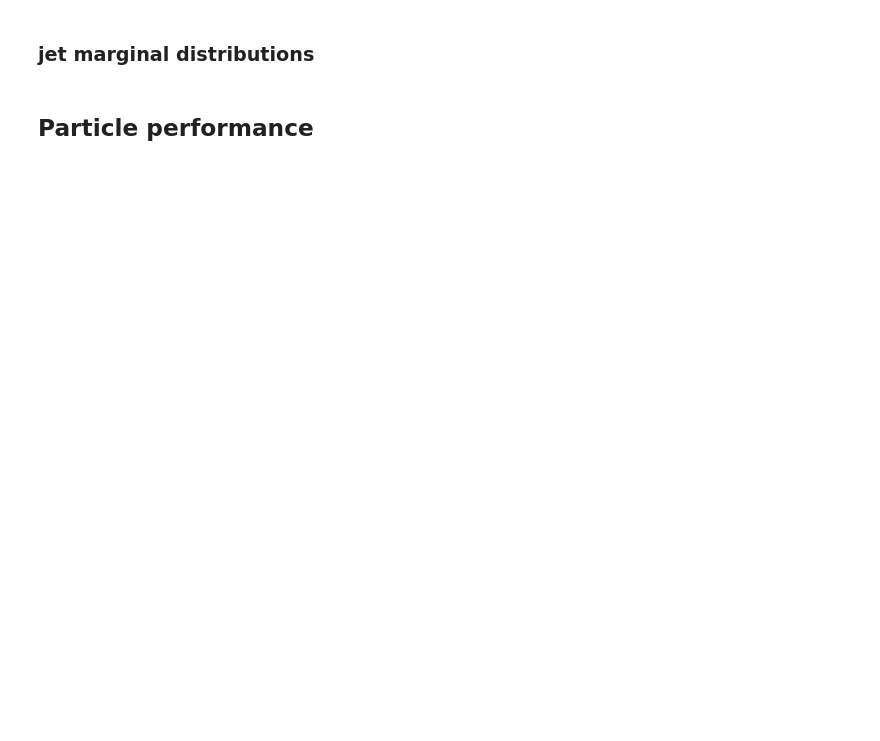
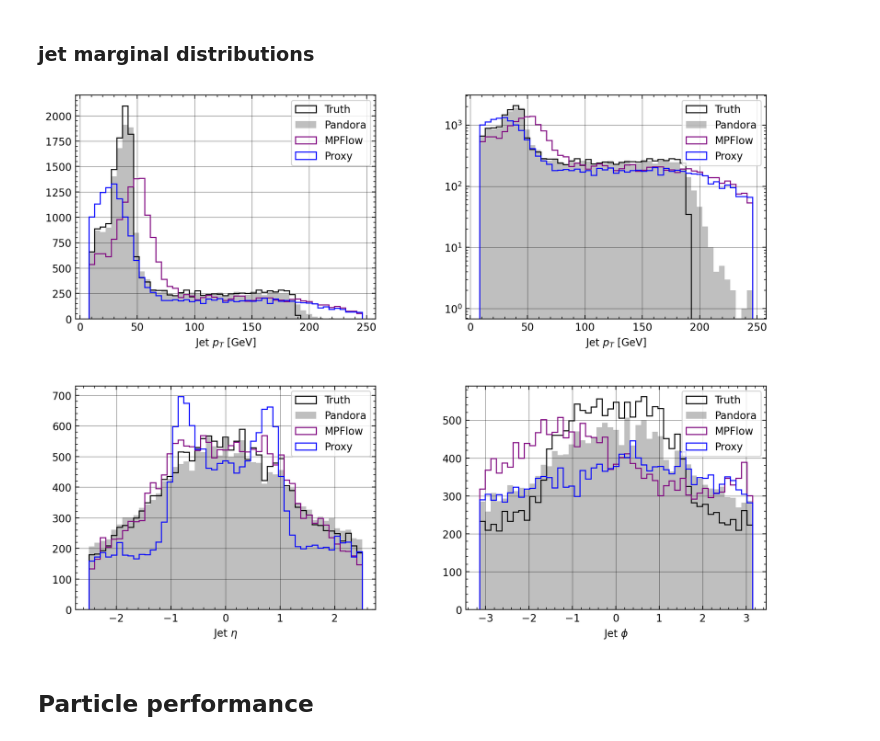
Before and after one commit to sunnyw22/hepattn, a Jupyter notebook: src/hepattn/experiments/clic/notebooks/clic_performance.ipynb, the cells around one changed output. Cells and saved outputs as stored; diff of their text form; code cells hidden in the pictures; blank space fills up the shorter version.

```diff
--- a/src/hepattn/experiments/clic/notebooks/clic_performance.ipynb
+++ b/src/hepattn/experiments/clic/notebooks/clic_performance.ipynb
@@ -156,13 +179,13 @@ plt.hist(n_charged + n_neutral)
 - But the rest are just worse
 - So, I will just overwrite the `hgpflow_xxx` with `proxy_xxx` for the rest
 # %%
-perf_obj.data["hgpflow"]["eta"] = perf_obj.data["hgpflow"]["proxy_eta"]
-perf_obj.data["hgpflow"]["phi"] = perf_obj.data["hgpflow"]["proxy_phi"]
-perf_obj.data["hgpflow"]["pt"] = perf_obj.data["hgpflow"]["proxy_pt"]
+# perf_obj.data["hgpflow"]["eta"] = perf_obj.data["hgpflow"]["proxy_eta"]
+# perf_obj.data["hgpflow"]["phi"] = perf_obj.data["hgpflow"]["proxy_phi"]
+# perf_obj.data["hgpflow"]["pt"] = perf_obj.data["hgpflow"]["proxy_pt"]
 
-for i in range(len(perf_obj.data["hgpflow"]["pt"])):
-    ch_mask = perf_obj.data["hgpflow"]["class"][i] <= 2
-    perf_obj.data["hgpflow"]["pt"][i][ch_mask] = perf_obj.data["hgpflow"]["proxy_pt"][i][ch_mask]
+# for i in range(len(perf_obj.data["hgpflow"]["pt"])):
+#     ch_mask = perf_obj.data["hgpflow"]["class"][i] <= 2
+#     perf_obj.data["hgpflow"]["pt"][i][ch_mask] = perf_obj.data["hgpflow"]["proxy_pt"][i][ch_mask]
 # %%
 idx = 0
 
@@ -175,5 +208,5 @@ print(np.sort(perf_obj.data["mpflow"]["proxy_pt"][idx][perf_obj.data["mpflow"]["
 # %%
-with uproot.open("/storage/agrp/dmitrykl/hgpf/hepformer/data/nilo/test_clic_common_infer.root") as f:
-    track_pt = f["EventTree"]["track_pt"].array(library="np")
+with uproot.open("/share/gpu1/syw24/dmitrii_clic/test_clic_common_raw.root") as f:
+    track_pt = f["events;1"]["track_pt"].array(library="np")
 # %%
 track_pt[0]
@@ -186,9 +326,9 @@ perf_obj.match_jets()
 _dict = {
     "pandora": perf_obj.truth_dict["matched_pandora_jets"],
     # 'mlpf': perf_obj.mlpf_dict['matched_mlpf_jets'],
-    # 'mpflow': perf_obj.data['mpflow']['matched_jets'],
+    "mpflow": perf_obj.data["mpflow"]["matched_jets"],
     "proxy": perf_obj.data["mpflow"]["matched_proxy_jets"],
-    "hgpflow": perf_obj.data["hgpflow"]["matched_proxy_jets"],
+    # "hgpflow": perf_obj.data["hgpflow"]["matched_proxy_jets"],
     # 'hgpflow_target': perf_obj.data['hgpflow_target']['matched_jets'],
 }
 
@@ -225,16 +371,18 @@ if SAVE_FIG:
 # %%
 jet_dict = {
     "truth": perf_obj.truth_dict["truth_jets"],
     "pandora": perf_obj.truth_dict["pandora_jets"],
     # 'mlpf': perf_obj.mlpf_dict['jets'],
-    # 'mpflow': perf_obj.data['mpflow']['jets'],
+    "mpflow": perf_obj.data["mpflow"]["jets"],
     "proxy": perf_obj.data["mpflow"]["proxy_jets"],
-    "hgpflow": perf_obj.data["hgpflow"]["jets"],
+    # "hgpflow": perf_obj.data["hgpflow"]["jets"],
 }
 
 fig = plot_jet_marginals(jet_dict, nleading=1, stylesheet=None)
 if SAVE_FIG:
     fig.savefig(f"{save_dir}/clic_dijet_jet_marginals.png", dpi=300, bbox_inches="tight")
+# %% [output]
+[figure, added]
 # %% [markdown]
 ## Particle performance
 # %%
```
Also changed, not shown: parts of 27 cells of this notebook, 10 other files.
